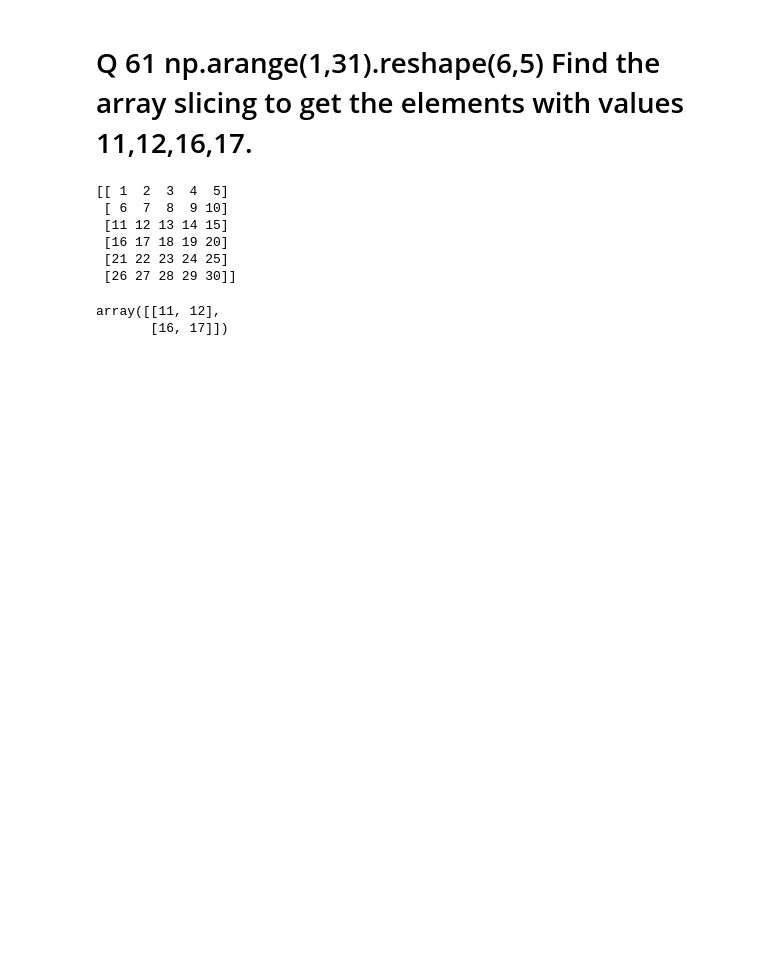
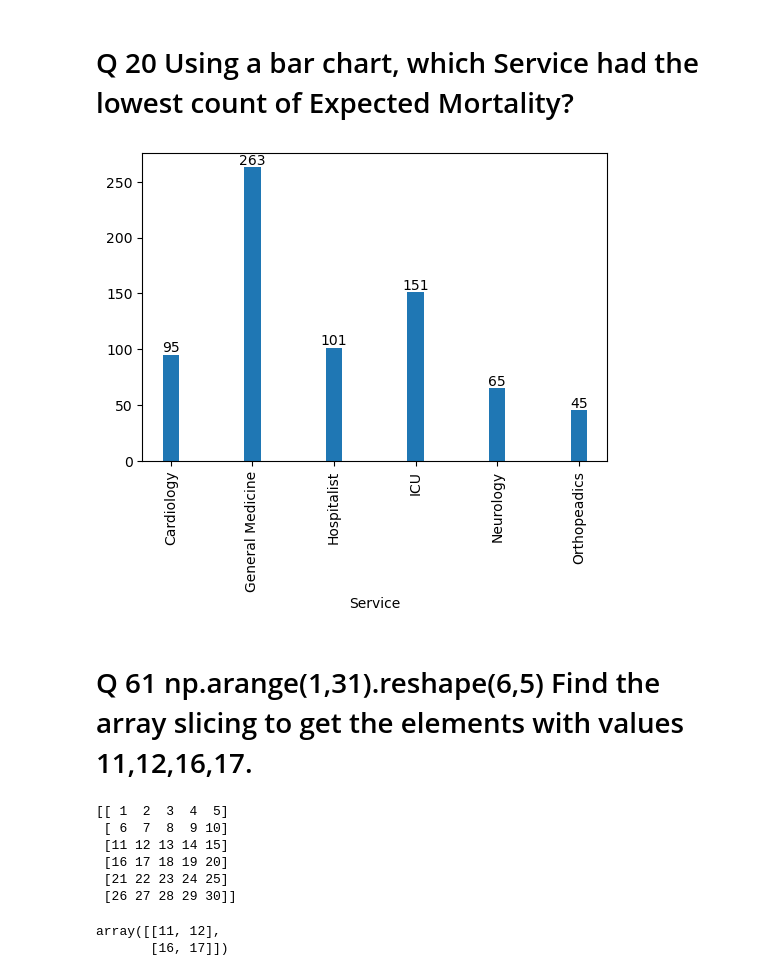
Before and after one commit to AbinayaGobinath/DataWranglers_PythonHackathon, a Jupyter notebook: DataWranglers_Finalquestions.ipynb, the cells around one changed output. Drawn from its saved outputs; the diff is of its cells as text; code cells hidden in the pictures; blank space fills up the shorter version.

```diff
--- a/DataWranglers_Finalquestions.ipynb
+++ b/DataWranglers_Finalquestions.ipynb
@@ -4,3 +4,9 @@ import numpy as np
 # %%
 df=pd.read_excel(r"C:\Abinaya\NumpyNinja\phython hackathon\HospitalDatabase .xlsx",sheet_name=None)
 edvisits=df['EDVisits']
+ambulatoryvisits=df['AmbulatoryVisits']
+providers=df['Providers']
+patients=df['Patients']
+edunique=df['EDUnique']
+readmissionregistry=df['ReAdmissionRegistry']
+discharges=df['Discharges']
@@ -30,3 +36,14 @@ AttributeError: 'numpy.ndarray' object has no attribute 'groupby'
+# %% [markdown]
+# Q 20 Using a bar chart, which Service had the lowest count of Expected Mortality?
+# %%
+exp_mor=discharges.groupby('Service')['ExpectedMortality'].count()
+
+ax = exp_mor.plot.bar(figsize=(6,4), width=0.2)
+ax.bar_label(ax.containers[0], label_type='edge')
+plt.xticks(rotation='vertical')
+plt.show()
+# %% [output]
+[figure, added]
 # %% [markdown]
 # Q 61 np.arange(1,31).reshape(6,5) Find the array slicing to get the elements with values 11,12,16,17.
 # %%
```
Also changed, not shown: parts of 51 cells of this notebook.
